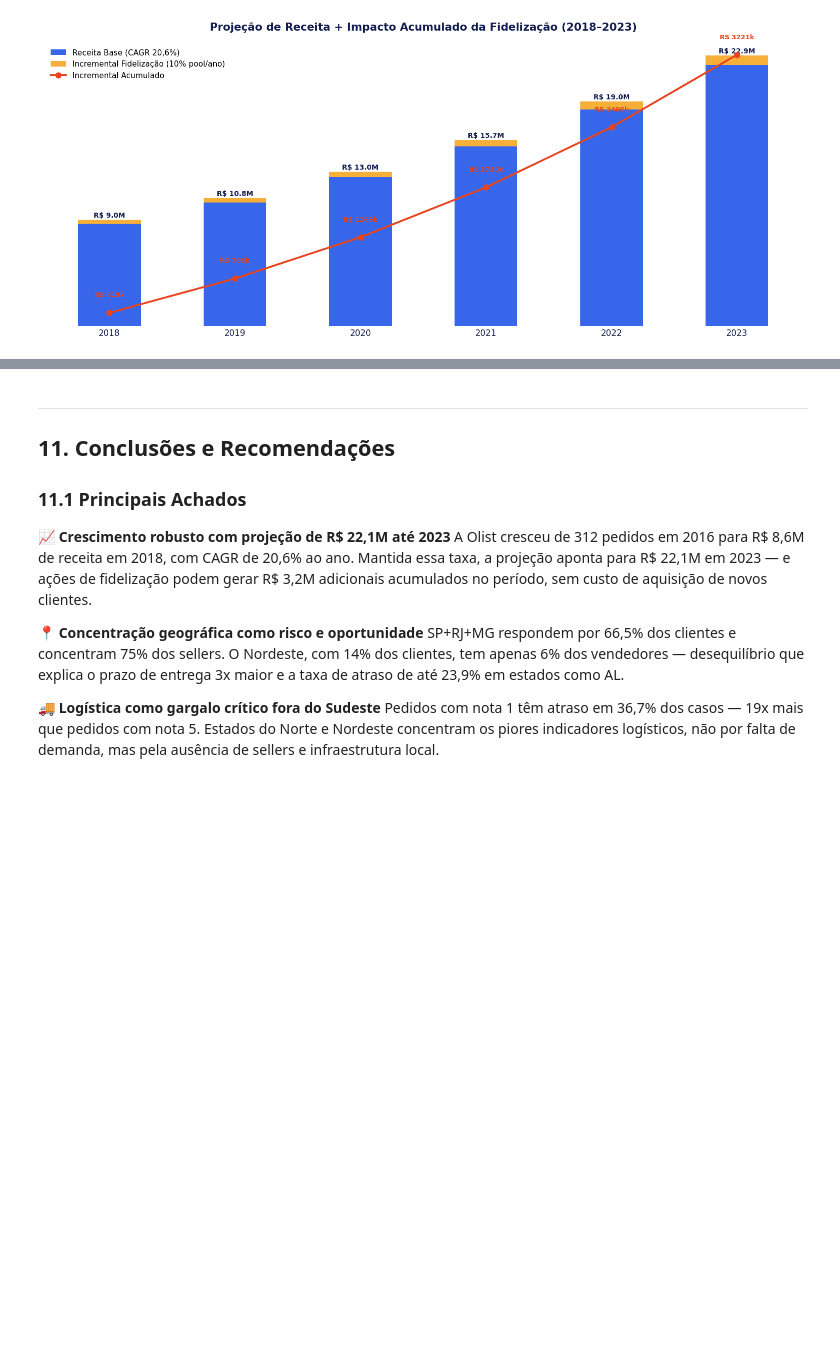
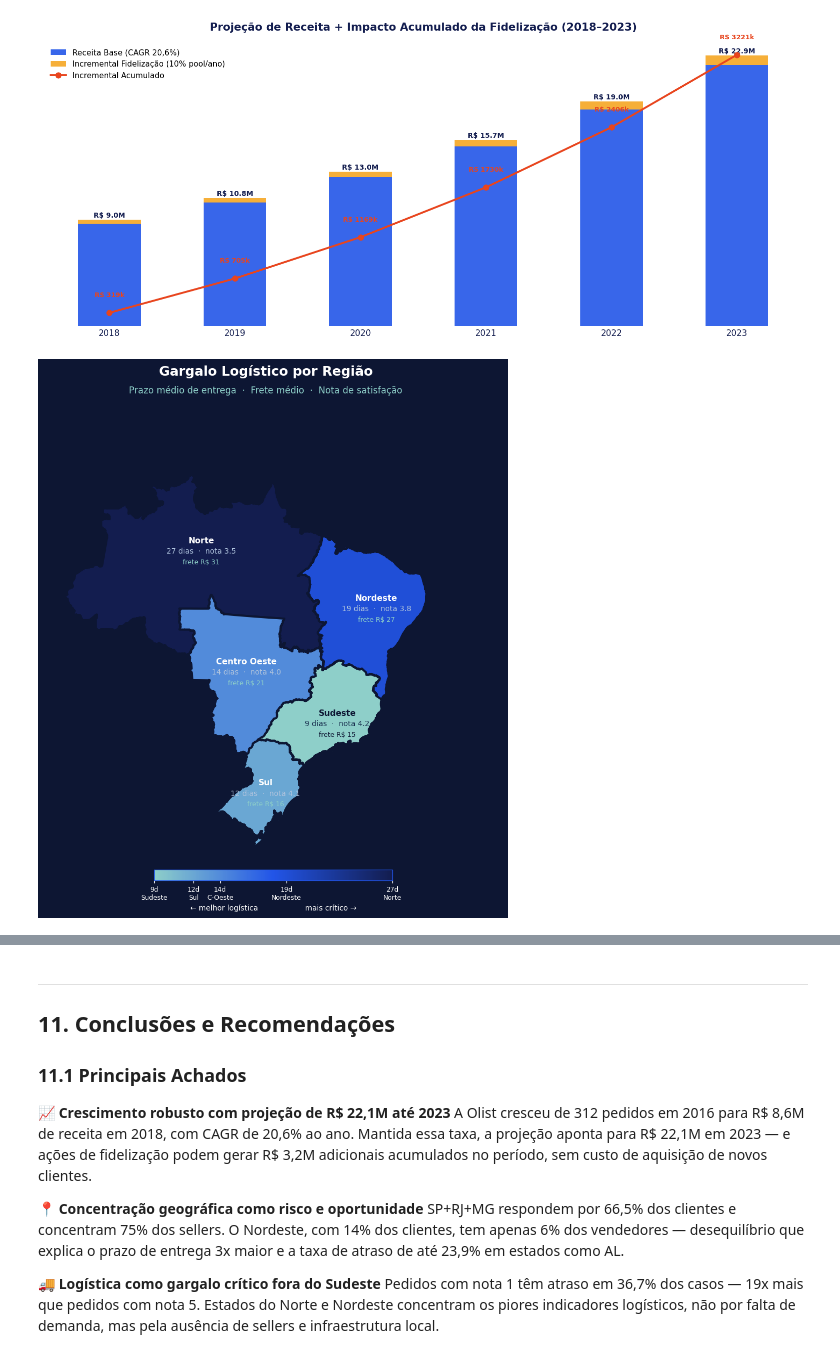
Before and after one commit to juhsylvabb-ops/Olist_Analysis, a Jupyter notebook: Relatorio_Final/olist_relatorio_final__VF.ipynb, the cells around one changed output, grey strips where cells are left out. Cells and saved outputs as stored; diff of their text form; code cells hidden in the pictures; blank space fills up the shorter version.

```diff
--- a/Relatorio_Final/olist_relatorio_final__VF.ipynb
+++ b/Relatorio_Final/olist_relatorio_final__VF.ipynb
@@ -1268,3 +1268,99 @@ plt.show()
  2022        76,329         7,632  R$     676k  R$    2406k  R$    18.96M
  2023        92,053         9,205  R$     815k  R$    3221k  R$    22.87M
 [figure]
+# %%
+# ============================================================
+# SLIDE 7 — Gargalo Logístico | Mapa por Região (Olist)
+# ============================================================
+
+!pip install geobr --quiet
+
+import geobr
+import matplotlib.pyplot as plt
+from matplotlib.colors import LinearSegmentedColormap, Normalize
+from matplotlib.cm import ScalarMappable
+import warnings
+warnings.filterwarnings('ignore')
+
+# ── Dados regionais ──────────────────────────────────────────
+dados = {
+    'Norte':        {'prazo': 27, 'frete': 31, 'nota': 3.5},
+    'Nordeste':     {'prazo': 19, 'frete': 27, 'nota': 3.8},
+    'Centro Oeste': {'prazo': 14, 'frete': 21, 'nota': 4.0},
+    'Sul':          {'prazo': 12, 'frete': 16, 'nota': 4.1},
+    'Sudeste':      {'prazo':  9, 'frete': 15, 'nota': 4.2},
+}
+
+# ── Shapefile ────────────────────────────────────────────────
+regioes = geobr.read_region(year=2020)
+regioes['regiao'] = regioes['name_region'].str.replace('-', ' ').str.strip()
+regioes['prazo']  = regioes['regiao'].map({k: v['prazo'] for k, v in dados.items()})
+regioes['nota']   = regioes['regiao'].map({k: v['nota']  for k, v in dados.items()})
+regioes['frete']  = regioes['regiao'].map({k: v['frete'] for k, v in dados.items()})
+
+# ── Paleta Olist ─────────────────────────────────────────────
+CMAP = LinearSegmentedColormap.from_list('olist', ['#8ECFC9', '#2255E8', '#131D4F'])
+BG   = '#0D1633'
+
+# ── Plot ─────────────────────────────────────────────────────
+fig, ax = plt.subplots(figsize=(10, 10))
+fig.patch.set_facecolor(BG)
+ax.set_facecolor(BG)
+
+regioes.plot(
+    column='prazo', cmap=CMAP, vmin=9, vmax=27,
+    ax=ax, edgecolor=BG, linewidth=2.5, legend=False
+)
+
+# ── Labels ────────────────────────────────────────────────────
+offsets = {
+    'Norte':        ( 0.0,  2.0),
+    'Nordeste':     ( 1.5,  0.0),
+    'Centro Oeste': ( 0.0,  0.0),
+    'Sul':          ( 0.0, -0.5),
+    'Sudeste':      ( 1.0, -1.0),
+}
+
+TEXTO_ESCURO = {'Sudeste'}
+
+for _, row in regioes.iterrows():
+    nome = row['regiao']
+    if nome not in dados: continue
+    d = dados[nome]
+    ox, oy = offsets.get(nome, (0, 0))
+    cx = row.geometry.centroid.x + ox
+    cy = row.geometry.centroid.y + oy
+
+    escuro = nome in TEXTO_ESCURO
+    c1 = '#0D1633' if escuro else 'white'
+    c2 = '#1A3050' if escuro else '#B0C4DE'
+    c3 = '#0D1633' if escuro else '#8ECFC9'
+
+    ax.text(cx, cy + 0.7, nome,       ha='center', fontsize=10, fontweight='bold', color=c1)
+    ax.text(cx, cy - 0.4, f"{d['prazo']} dias  ·  nota {d['nota']}", ha='center', fontsize=9, color=c2)
+    ax.text(cx, cy - 1.5, f"frete R$ {d['frete']}",                  ha='center', fontsize=8, color=c3)
+
+# ── Título ────────────────────────────────────────────────────
+fig.text(0.5, 0.97, 'Gargalo Logístico por Região',
+         ha='center', fontsize=16, fontweight='bold', color='white')
+fig.text(0.5, 0.94, 'Prazo médio de entrega  ·  Frete médio  ·  Nota de satisfação',
+         ha='center', fontsize=11, color='#8ECFC9')
+
+# ── Barra de cores ────────────────────────────────────────────
+sm = ScalarMappable(cmap=CMAP, norm=Normalize(vmin=9, vmax=27))
+sm.set_array([])
+cbar = fig.colorbar(sm, ax=ax, orientation='horizontal',
+                    fraction=0.032, pad=0.01, shrink=0.52, aspect=22)
+cbar.set_ticks([9, 12, 14, 19, 27])
+cbar.set_ticklabels(['9d\nSudeste', '12d\nSul', '14d\nC-Oeste', '19d\nNordeste', '27d\nNorte'])
+cbar.set_label('← melhor logística                    mais crítico →',
+               color='white', fontsize=9)
+cbar.ax.tick_params(colors='white', labelsize=8)
+cbar.outline.set_edgecolor('#2255E8')
+
+ax.axis('off')
+plt.savefig('mapa_logistica_olist.png', dpi=200, bbox_inches='tight', facecolor=BG)
+plt.show()
+print("✅ Mapa salvo: mapa_logistica_olist.png")
+# %% [output]
+[figure, added]
```
Also changed, not shown: parts of 1 cell of this notebook.
